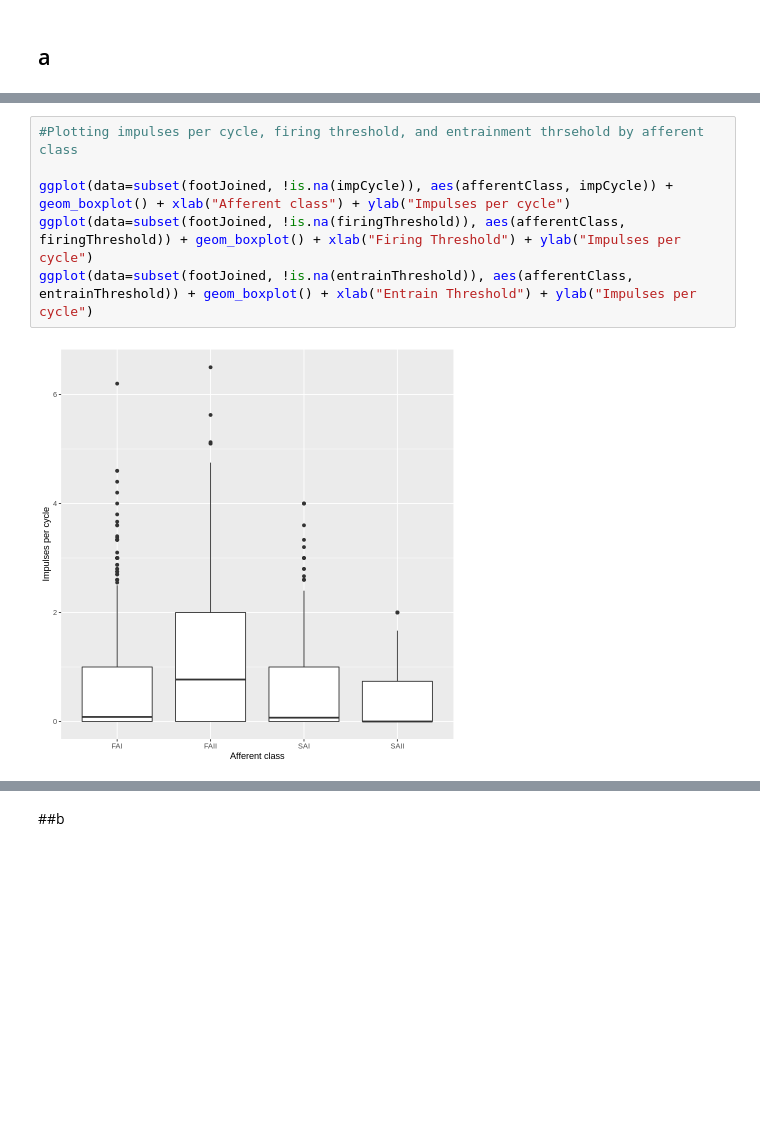
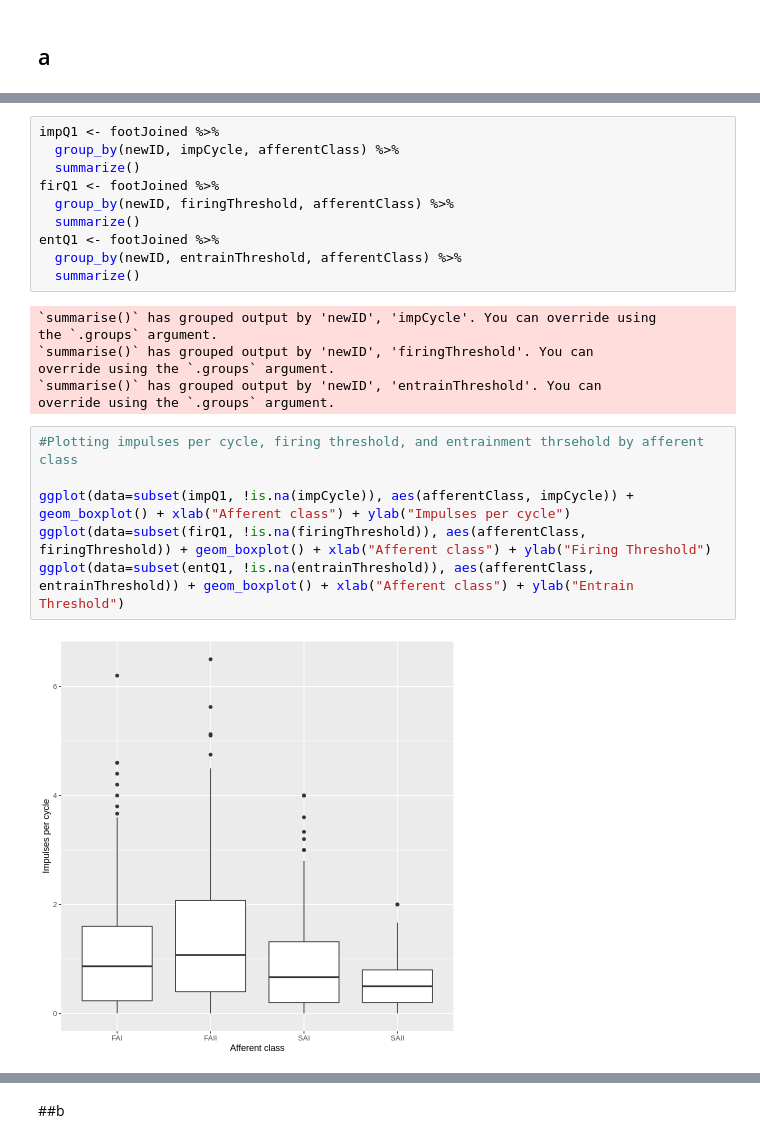
Before and after one commit to havaledar/6200, a Jupyter notebook: A2.ipynb, the cells around one changed output, grey strips where cells are left out. Cells and saved outputs as stored; diff of their text form; blank space fills up the shorter version.

```diff
--- a/A2.ipynb
+++ b/A2.ipynb
@@ -250,8 +191,25 @@ Adding missing grouping variables: `afferentClass`
+# %%
+impQ1 <- footJoined %>%
+  group_by(newID, impCycle, afferentClass) %>%
+  summarize()
+firQ1 <- footJoined %>%
+  group_by(newID, firingThreshold, afferentClass) %>%
+  summarize()
+entQ1 <- footJoined %>%
+  group_by(newID, entrainThreshold, afferentClass) %>%
+  summarize()
+# %% [output]
+`summarise()` has grouped output by 'newID', 'impCycle'. You can override using
+the `.groups` argument.
+`summarise()` has grouped output by 'newID', 'firingThreshold'. You can
+override using the `.groups` argument.
+`summarise()` has grouped output by 'newID', 'entrainThreshold'. You can
+override using the `.groups` argument.
 # %%
 #Plotting impulses per cycle, firing threshold, and entrainment thrsehold by afferent class
 
-ggplot(data=subset(footJoined, !is.na(impCycle)), aes(afferentClass, impCycle)) + geom_boxplot() + xlab("Afferent class") + ylab("Impulses per cycle")
-ggplot(data=subset(footJoined, !is.na(firingThreshold)), aes(afferentClass, firingThreshold)) + geom_boxplot() + xlab("Firing Threshold") + ylab("Impulses per cycle")
-ggplot(data=subset(footJoined, !is.na(entrainThreshold)), aes(afferentClass, entrainThreshold)) + geom_boxplot() + xlab("Entrain Threshold") + ylab("Impulses per cycle")
+ggplot(data=subset(impQ1, !is.na(impCycle)), aes(afferentClass, impCycle)) + geom_boxplot() + xlab("Afferent class") + ylab("Impulses per cycle")
+ggplot(data=subset(firQ1, !is.na(firingThreshold)), aes(afferentClass, firingThreshold)) + geom_boxplot() + xlab("Afferent class") + ylab("Firing Threshold")
+ggplot(data=subset(entQ1, !is.na(entrainThreshold)), aes(afferentClass, entrainThreshold)) + geom_boxplot() + xlab("Afferent class") + ylab("Entrain Threshold")
 # %% [output]
-[figure, old version]
+[figure, new version]
```
Also changed, not shown: parts of 13 cells of this notebook.
